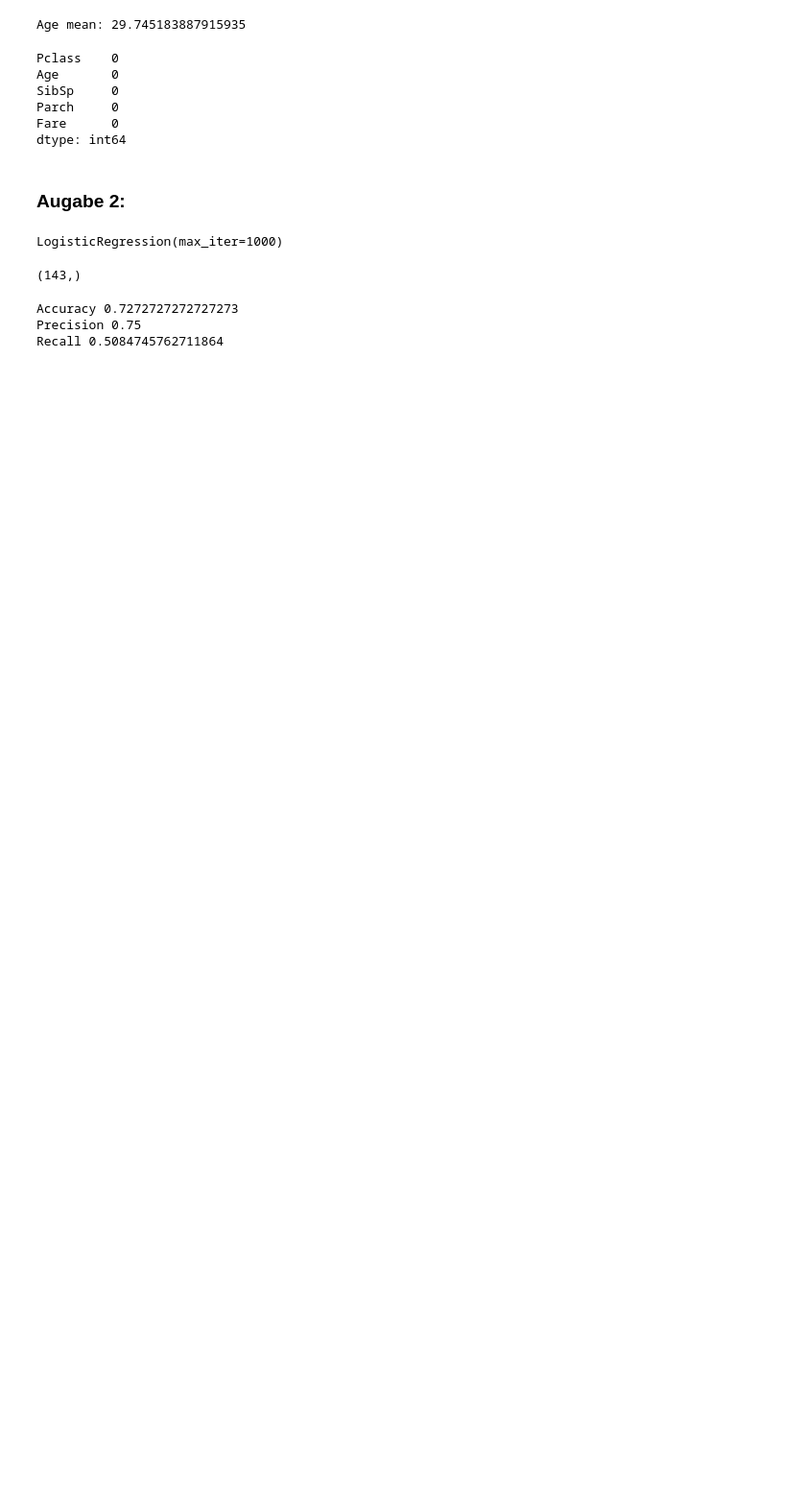
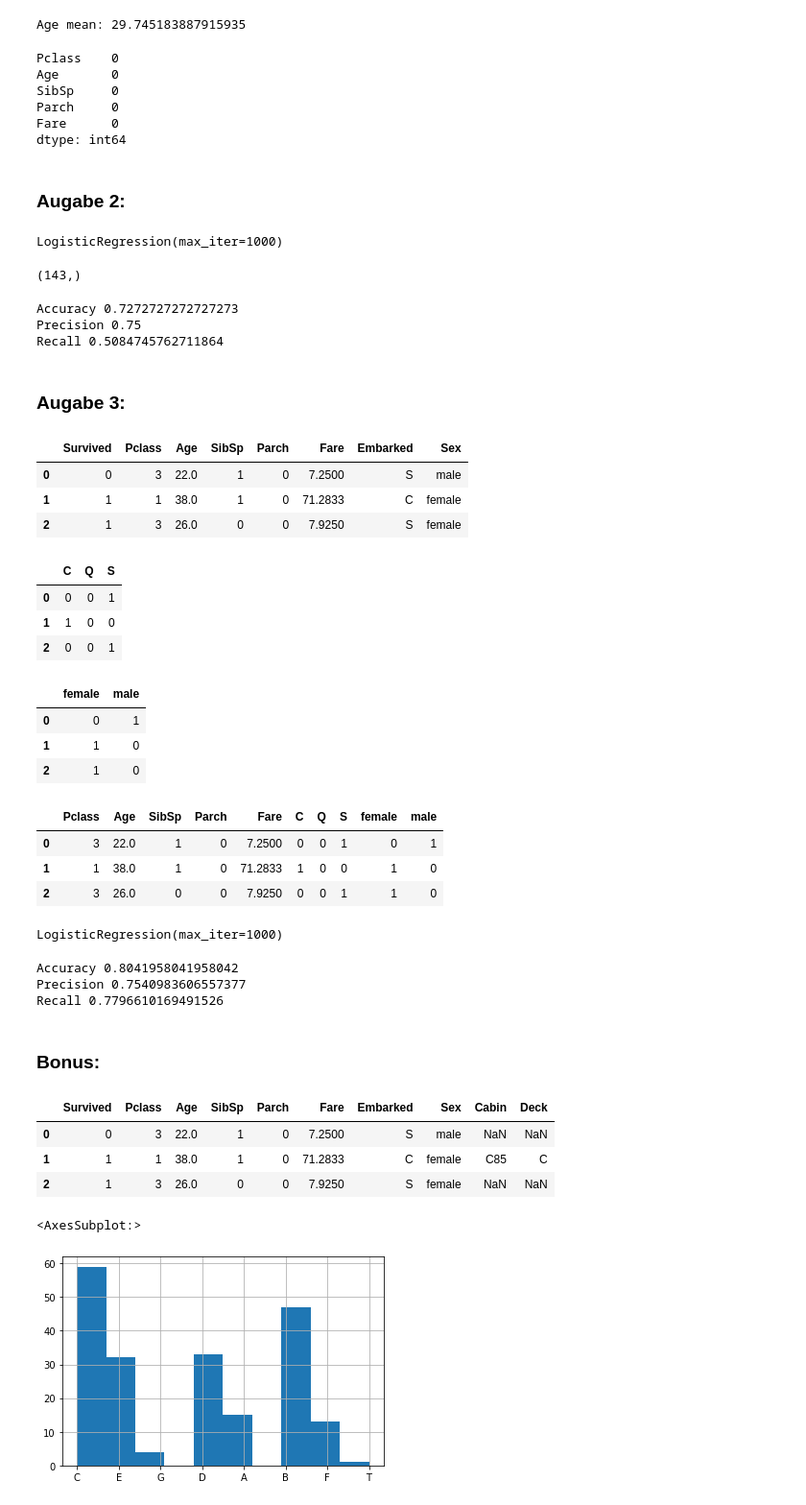
Before and after one commit to spielmann-cloud/Machine-Learning-Course-2021, a Jupyter notebook: solutions/P3_ML-Workflow.ipynb, the cells around one changed output. Shown at 96% size. Drawn from its saved outputs; the diff is of its cells as text; code cells hidden in the pictures; blank space fills up the shorter version.

```diff
--- a/solutions/P3_ML-Workflow.ipynb
+++ b/solutions/P3_ML-Workflow.ipynb
@@ -84,3 +84,39 @@ print("Recall", recall_score(y_test, predictions))
 Accuracy 0.7272727272727273
 Precision 0.75
 Recall 0.5084745762711864
+# %% [markdown]
+### Augabe 3:
+# %%
+df_more_features = df[["Survived", "Pclass", "Age", "SibSp", "Parch", "Fare", "Embarked", "Sex"]]
+df_more_features.head(3)
+# %% [output]
+|  | Survived | Pclass | Age | SibSp | Parch | Fare | Embarked | Sex |
+| 0 | 0 | 3 | 22.0 | 1 | 0 | 7.2500 | S | male |
+| 1 | 1 | 1 | 38.0 | 1 | 0 | 71.2833 | C | female |
+| 2 | 1 | 3 | 26.0 | 0 | 0 | 7.9250 | S | female |
+# %%
+onehot_embarked = pd.get_dummies(df_more_features["Embarked"])
+onehot_embarked.head(3)
+# %% [output]
+|  | C | Q | S |
+| 0 | 0 | 0 | 1 |
+| 1 | 1 | 0 | 0 |
+| 2 | 0 | 0 | 1 |
+# %%
+onehot_gender = pd.get_dummies(df_more_features["Sex"])
+onehot_gender.head(3)
+# %% [output]
+|  | female | male |
+| 0 | 0 | 1 |
+| 1 | 1 | 0 |
+| 2 | 1 | 0 |
+# %%
+df_X = pd.concat([df_more_features, onehot_embarked, onehot_gender], axis=1)
+df_X = df_X.drop(columns = ["Survived", "Embarked", "Sex"], axis=1)
+df_y = df_more_features["Survived"]
+df_X.head(3)
+# %% [output]
+|  | Pclass | Age | SibSp | Parch | Fare | C | Q | S | female | male |
+| 0 | 3 | 22.0 | 1 | 0 | 7.2500 | 0 | 0 | 1 | 0 | 1 |
+| 1 | 1 | 38.0 | 1 | 0 | 71.2833 | 1 | 0 | 0 | 1 | 0 |
+| 2 | 3 | 26.0 | 0 | 0 | 7.9250 | 0 | 0 | 1 | 1 | 0 |
@@ -86,0 +130,5 @@ Recall 0.5084745762711864
+# %%
+logisticRegr = LogisticRegression(max_iter=1000) # Gradient Descent mit max. 1000 Schritten
+logisticRegr.fit(X_scaled, y_train)
+# %% [output]
+LogisticRegression(max_iter=1000)
@@ -86,0 +139,25 @@ Recall 0.5084745762711864
+# %%
+predictions = logisticRegr.predict(X_test_scaled)
+print("Accuracy", accuracy_score(y_test, predictions))
+print("Precision", precision_score(y_test, predictions))
+print("Recall", recall_score(y_test, predictions))
+# %% [output]
+Accuracy 0.8041958041958042
+Precision 0.7540983606557377
+Recall 0.7796610169491526
+# %% [markdown]
+### Bonus:
+# %%
+df_wCabin = df[["Survived", "Pclass", "Age", "SibSp", "Parch", "Fare", "Embarked", "Sex", "Cabin"]]
+df_wCabin["Deck"] =  df_wCabin["Cabin"].str.slice(0,1)
+df_wCabin.head(3)
+# %% [output]
+|  | Survived | Pclass | Age | SibSp | Parch | Fare | Embarked | Sex | Cabin | Deck |
+| 0 | 0 | 3 | 22.0 | 1 | 0 | 7.2500 | S | male | NaN | NaN |
+| 1 | 1 | 1 | 38.0 | 1 | 0 | 71.2833 | C | female | C85 | C |
+| 2 | 1 | 3 | 26.0 | 0 | 0 | 7.9250 | S | female | NaN | NaN |
+# %%
+df_wCabin["Deck"].hist()
+# %% [output]
+<AxesSubplot:>
+[figure, added]
```
Also changed, not shown: parts of 11 cells of this notebook.
